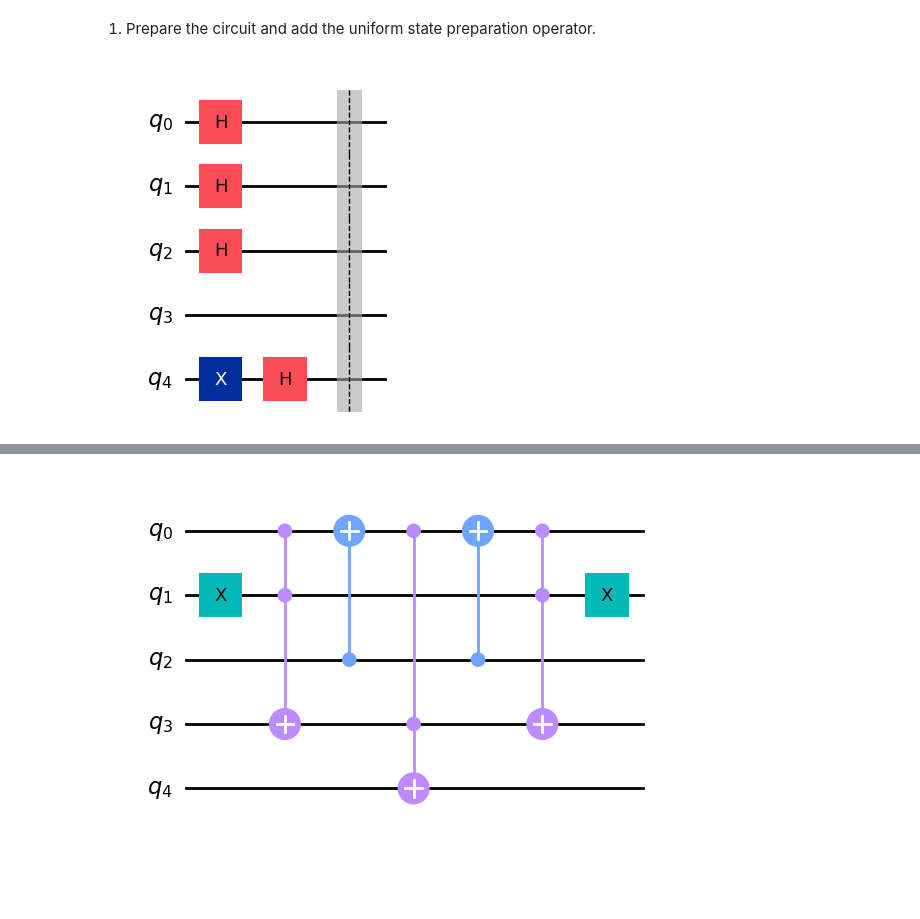
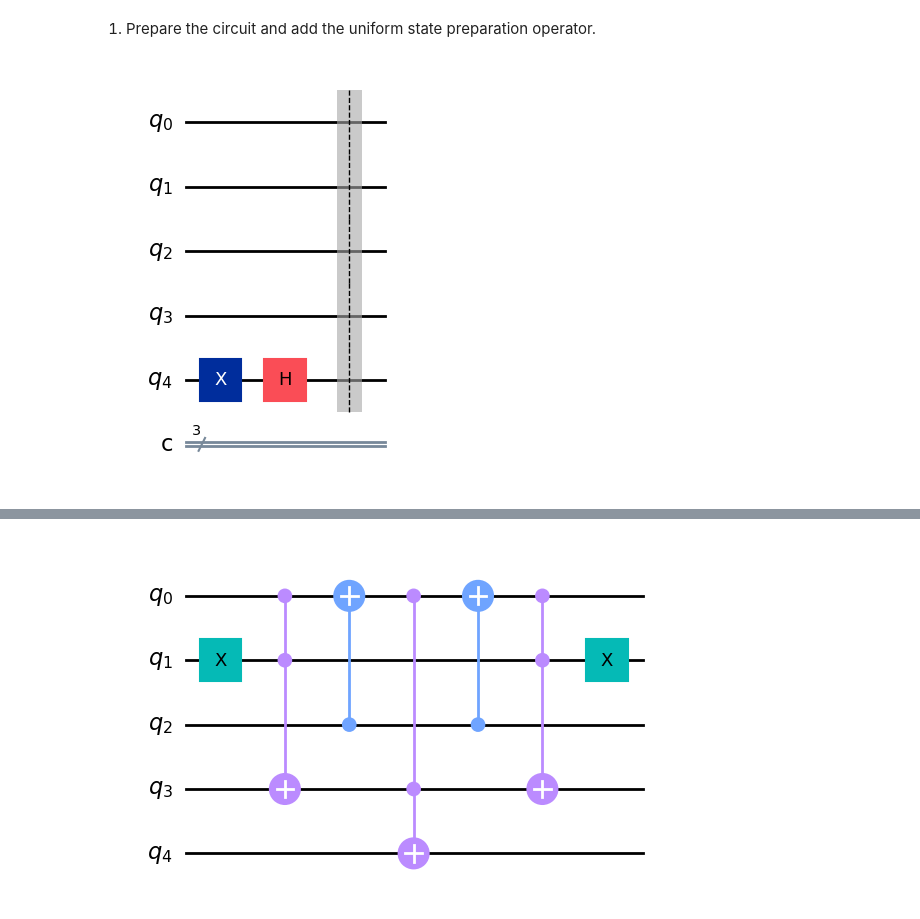
Before and after one commit to TheBarzani/vcgc, a Jupyter notebook: simple_vertex_coloring_grover.ipynb, the cells around one changed output, grey strips where cells are left out. Cells and saved outputs as stored; diff of their text form; code cells hidden in the pictures; blank space fills up the shorter version.

Commit message:
circuit implemented and simulated

```diff
--- a/simple_vertex_coloring_grover.ipynb
+++ b/simple_vertex_coloring_grover.ipynb
@@ -6,27 +6,25 @@ Rudimentary Curcuit To Run Grover's Search Algorithm for a vertex coloring insta
 # %%
 from qiskit import *
 import matplotlib.pyplot as plt
 import numpy as np
 
 # Create a Quantum Circuit acting on a quantum register of 5 qubits
-qc = QuantumCircuit(5)
+qc = QuantumCircuit(5,3)
 
 # Subcircuit for uniform state preparation operator
 spo = QuantumCircuit(3,name="state_prep")
 
 # Add a H gate on all qubits except the last one
 # This will give the superposition of all the qubits except the last one
 for qubit in range(3):
     spo.h(qubit)
-qc.append(spo, [0, 1, 2])
 qc.x(4)
 qc.h(4)
 qc.barrier()
 
-qc_decomposed : QuantumCircuit = qc.decompose(gates_to_decompose="state_prep")
-qc_decomposed.draw('mpl')
+qc.decompose(gates_to_decompose="state_prep").draw('mpl')
 # %% [output]
-[figure, old version]
+[figure, new version]
 # %% [markdown]
 2. Manually creating the oracle circuit for evaulating the scaled down vertex coloring problem shown below
 
```
Also changed, not shown: parts of 8 cells of this notebook.
